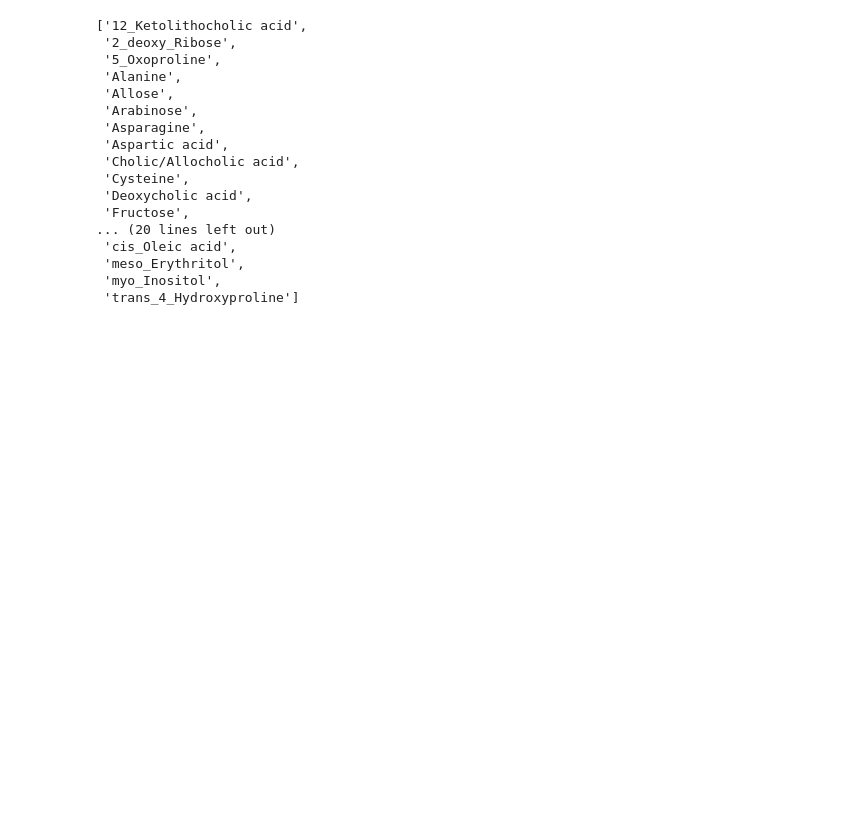
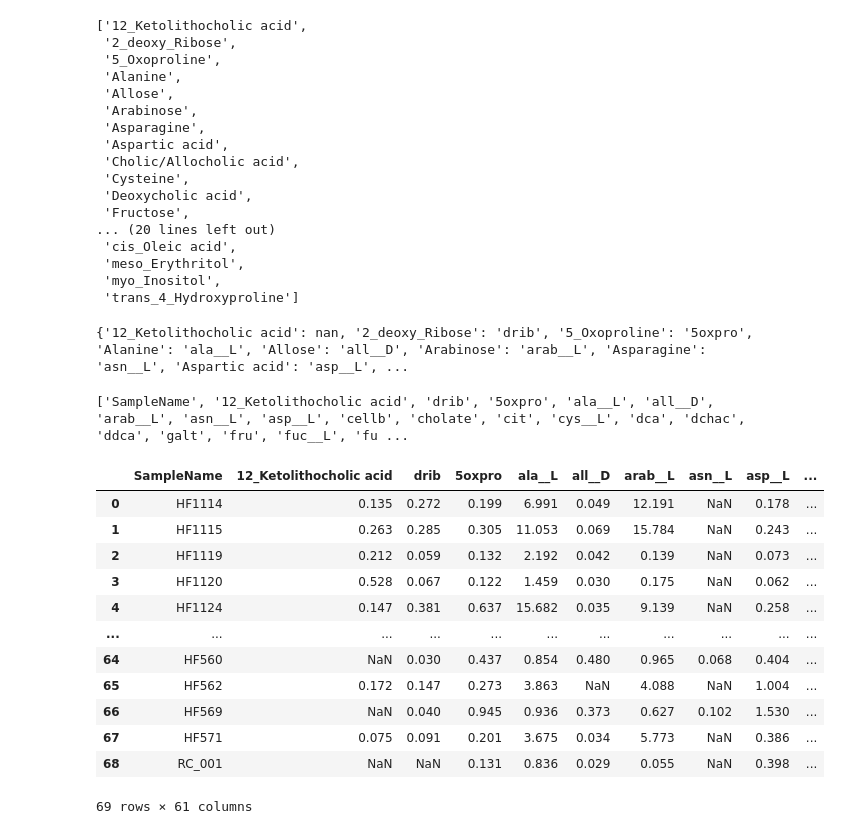
Before and after one commit to ModelSEED/ProjectNotebooks, a Jupyter notebook: CommunityModeling/mouse_microbiome/metabolomics data/mapping Megan's metabolomics names to BiGG IDs.ipynb, the cells around one changed output. Drawn from its saved outputs; the diff is of its cells as text; code cells hidden in the pictures; blank space fills up the shorter version.

Commit message:
Megan's mapping updates

```diff
--- a/CommunityModeling/mouse_microbiome/metabolomics data/mapping Megan's metabolomics names to BiGG IDs.ipynb
+++ b/CommunityModeling/mouse_microbiome/metabolomics data/mapping Megan's metabolomics names to BiGG IDs.ipynb
@@ -58,7 +59,7 @@ quantitative_scfa
 | 15 | HF3019 | 39.72 | 11.58 | 9.11 | 0.15 |
 | 16 | HF3057 | 8.91 | 1.54 | 2.78 | 0.44 |
 # %%
-tms_metabolomics = read_csv(r"/Users/afreiburger/Documents/ProjectNotebooks/CommunityModeling/mouse_microbiome/metabolomics data/GC1315_TMS_Results_Norm.csv")
+tms_metabolomics = read_csv(root_path+"/ProjectNotebooks/CommunityModeling/mouse_microbiome/metabolomics data/GC1315_TMS_Results_Norm.csv")
 tms_metabolomics
 # %% [output]
 |  | SampleName | 12_Ketolithocholic acid | 2_deoxy_Ribose | 5_Oxoproline | Alanine | Allose | Arabinose | ... |
@@ -143,3 +144,39 @@ unmapped
  'meso_Erythritol',
  'myo_Inositol',
  'trans_4_Hydroxyproline']
+# %%
+from pandas import read_csv
+
+megans_mappings = read_csv("BiGG_metabolite_mapping.csv")
+# %%
+# display(megans_mappings)
+megans_mappings_dict = dict(zip(megans_mappings["Metabolomics ID"], megans_mappings["BiGG ID"]))
+print(megans_mappings_dict)
+# %% [output]
+{'12_Ketolithocholic acid': nan, '2_deoxy_Ribose': 'drib', '5_Oxoproline': '5oxpro', 'Alanine': 'ala__L', 'Allose': 'all__D', 'Arabinose': 'arab__L', 'Asparagine': 'asn__L', 'Aspartic acid': 'asp__L', ...
+# %%
+from numpy import nan
+cols = []
+for metName in tms_metabolomics.columns:
+    if metName in megans_mappings_dict and megans_mappings_dict[metName] not in ["nan", None, nan]:  cols.append(megans_mappings_dict[metName])
+    else:  cols.append(metName)
+print(cols)
+tms_metabolomics.columns = cols
+# %% [output]
+['SampleName', '12_Ketolithocholic acid', 'drib', '5oxpro', 'ala__L', 'all__D', 'arab__L', 'asn__L', 'asp__L', 'cellb', 'cholate', 'cit', 'cys__L', 'dca', 'dchac', 'ddca', 'galt', 'fru', 'fuc__L', 'fu ...
+# %%
+tms_metabolomics
+# %% [output]
+|  | SampleName | 12_Ketolithocholic acid | drib | 5oxpro | ala__L | all__D | arab__L | asn__L | asp__L | ... |
+| 0 | HF1114 | 0.135 | 0.272 | 0.199 | 6.991 | 0.049 | 12.191 | NaN | 0.178 | ... |
+| 1 | HF1115 | 0.263 | 0.285 | 0.305 | 11.053 | 0.069 | 15.784 | NaN | 0.243 | ... |
+| 2 | HF1119 | 0.212 | 0.059 | 0.132 | 2.192 | 0.042 | 0.139 | NaN | 0.073 | ... |
+| 3 | HF1120 | 0.528 | 0.067 | 0.122 | 1.459 | 0.030 | 0.175 | NaN | 0.062 | ... |
+| 4 | HF1124 | 0.147 | 0.381 | 0.637 | 15.682 | 0.035 | 9.139 | NaN | 0.258 | ... |
+| ... | ... | ... | ... | ... | ... | ... | ... | ... | ... | ... |
+| 64 | HF560 | NaN | 0.030 | 0.437 | 0.854 | 0.480 | 0.965 | 0.068 | 0.404 | ... |
+| 65 | HF562 | 0.172 | 0.147 | 0.273 | 3.863 | NaN | 4.088 | NaN | 1.004 | ... |
+| 66 | HF569 | NaN | 0.040 | 0.945 | 0.936 | 0.373 | 0.627 | 0.102 | 1.530 | ... |
+| 67 | HF571 | 0.075 | 0.091 | 0.201 | 3.675 | 0.034 | 5.773 | NaN | 0.386 | ... |
+| 68 | RC_001 | NaN | NaN | 0.131 | 0.836 | 0.029 | 0.055 | NaN | 0.398 | ... |
+69 rows × 61 columns
```
Also changed, not shown: parts of 2 cells of this notebook, 2 other files.
